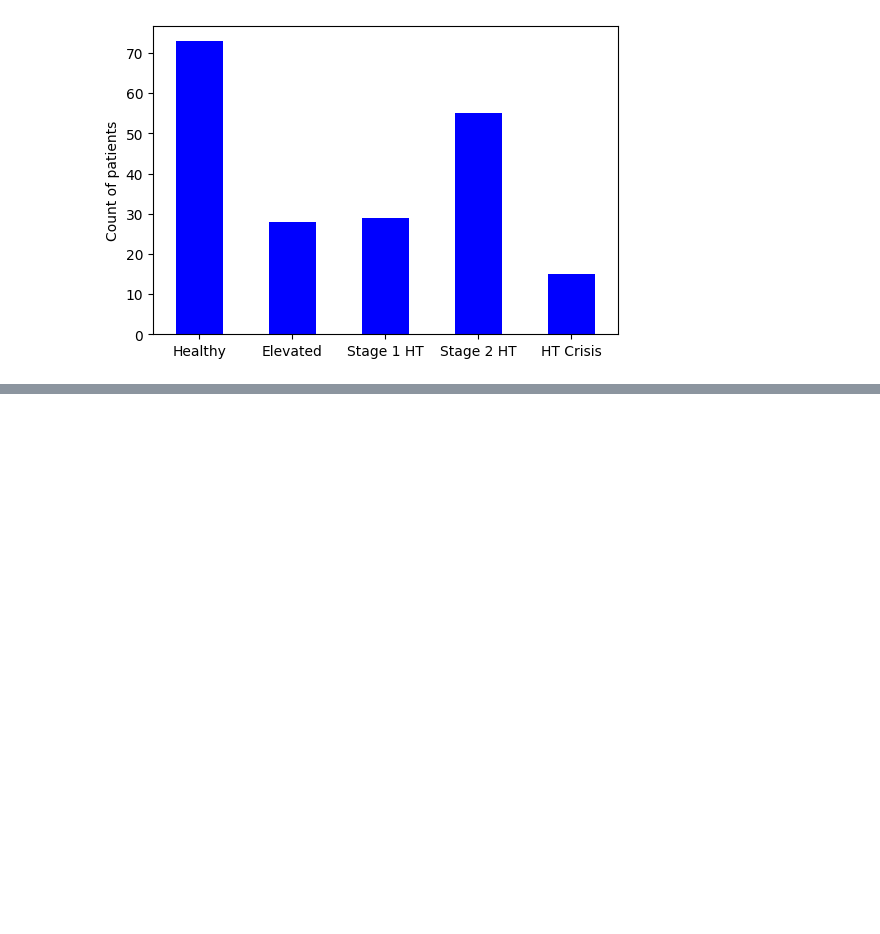
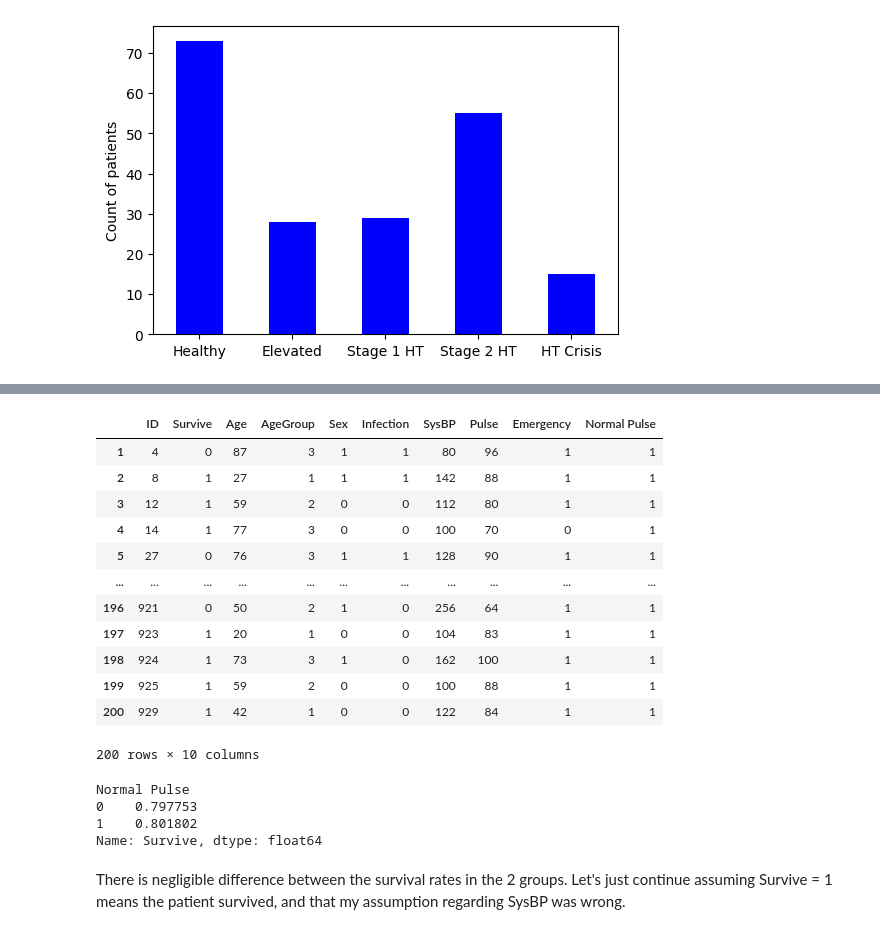
Before and after one commit to jayysinn98/SGH-Submission, a Jupyter notebook: Code.ipynb, the cells around one changed output, grey strips where cells are left out. Saved outputs shown, nothing was run; the diff lists cells and outputs as text; code cells hidden in the pictures; blank space fills up the shorter version.

Commit message:
EDA, mainly for SysBP and Pulse

```diff
--- a/Code.ipynb
+++ b/Code.ipynb
@@ -95,0 +124,27 @@ plt.show()
+# %%
+import numpy as np
+data['Normal Pulse'] = np.where((data['Pulse'] >= 60) & (data['Pulse'] <= 100),1, 0)
+data
+# %% [output]
+|  | ID | Survive | Age | AgeGroup | Sex | Infection | SysBP | Pulse | Emergency | Normal Pulse |
+| 1 | 4 | 0 | 87 | 3 | 1 | 1 | 80 | 96 | 1 | 1 |
+| 2 | 8 | 1 | 27 | 1 | 1 | 1 | 142 | 88 | 1 | 1 |
+| 3 | 12 | 1 | 59 | 2 | 0 | 0 | 112 | 80 | 1 | 1 |
+| 4 | 14 | 1 | 77 | 3 | 0 | 0 | 100 | 70 | 0 | 1 |
+| 5 | 27 | 0 | 76 | 3 | 1 | 1 | 128 | 90 | 1 | 1 |
+| ... | ... | ... | ... | ... | ... | ... | ... | ... | ... | ... |
+| 196 | 921 | 0 | 50 | 2 | 1 | 0 | 256 | 64 | 1 | 1 |
+| 197 | 923 | 1 | 20 | 1 | 0 | 0 | 104 | 83 | 1 | 1 |
+| 198 | 924 | 1 | 73 | 3 | 1 | 0 | 162 | 100 | 1 | 1 |
+| 199 | 925 | 1 | 59 | 2 | 0 | 0 | 100 | 88 | 1 | 1 |
+| 200 | 929 | 1 | 42 | 1 | 0 | 0 | 122 | 84 | 1 | 1 |
+200 rows × 10 columns
+# %%
+data[['Survive','Normal Pulse']].groupby(['Normal Pulse'])['Survive'].mean()
+# %% [output]
+Normal Pulse
+0    0.797753
+1    0.801802
+Name: Survive, dtype: float64
+# %% [markdown]
+There is negligible difference between the survival rates in the 2 groups. Let's just continue assuming Survive = 1 means the patient survived, and that my assumption regarding SysBP was wrong.
```
Also changed, not shown: parts of 8 cells of this notebook.
